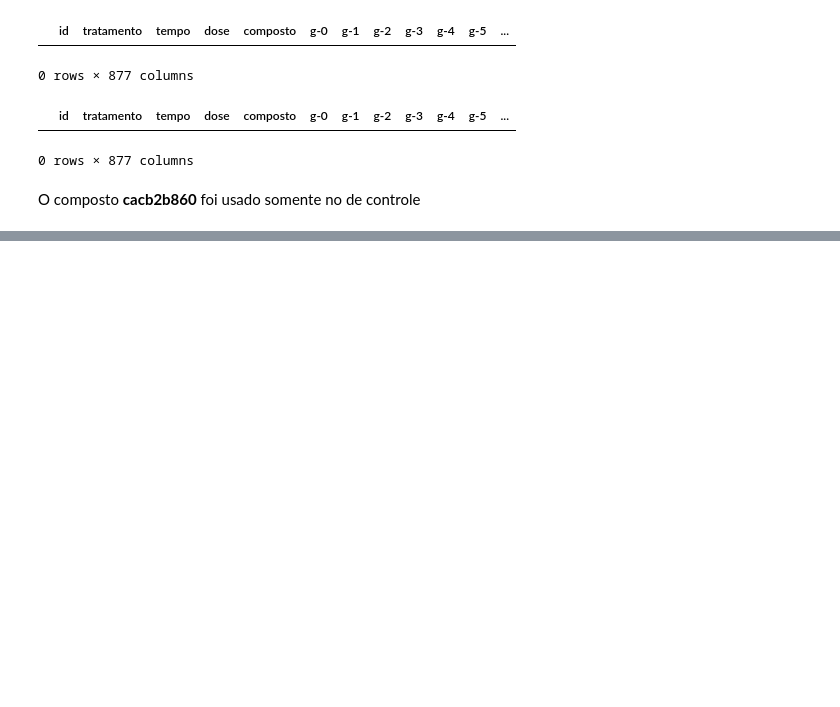
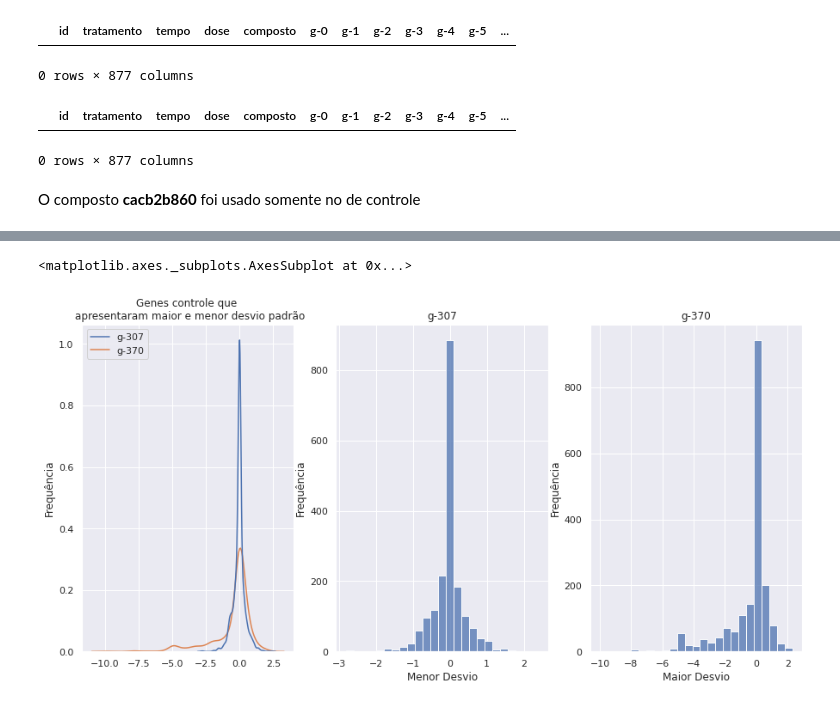
Before and after one commit to axeljunior/Alura-ImersaoDados, a Jupyter notebook: Imersão_Dados.ipynb, the cells around one changed output, grey strips where cells are left out. Saved outputs shown, nothing was run; the diff lists cells and outputs as text; code cells hidden in the pictures; blank space fills up the shorter version.

```diff
--- a/Imersão_Dados.ipynb
+++ b/Imersão_Dados.ipynb
@@ -184,20 +209,23 @@ ax = sns.kdeplot(data=indviduos_controle[['g-307','g-370','c-18','c-98']])
 # %%
 fig, (ax1, ax2, ax3) = plt.subplots(nrows=1, ncols=3, figsize=(15,7))
 
 ax1.set_title('Genes controle que \n apresentaram maior e menor desvio padrão')
 ax1.set_ylabel('Frequência')
 ax1.set_xlabel(' ')
-sns.kdeplot(data=indviduos_controle[['g-307','g-370']], ax=ax1)
+sns.kdeplot(data=indv_controle[['g-307','g-370']], ax=ax1)
 
 ax2.set_title('g-307')
 ax2.set_ylabel('Frequência')
 ax2.set_xlabel('Menor Desvio')
-sns.histplot(data=indviduos_controle['g-307'], ax=ax2, bins=25)
+sns.histplot(data=indv_controle['g-307'], ax=ax2, bins=25)
 
 ax3.set_title('g-370')
 ax3.set_ylabel('Frequência')
 ax3.set_xlabel('Maior Desvio')
-sns.histplot(data=indviduos_controle['g-370'], ax=ax3, bins=25)
+sns.histplot(data=indv_controle['g-370'], ax=ax3, bins=25)
+# %% [output]
+<matplotlib.axes._subplots.AxesSubplot at 0x...>
+[figure, added]
 # %%
 fig, (ax1, ax2, ax3) = plt.subplots(nrows=1, ncols=3, figsize=(15,7))
 
```
Also changed, not shown: parts of 5 cells of this notebook.
